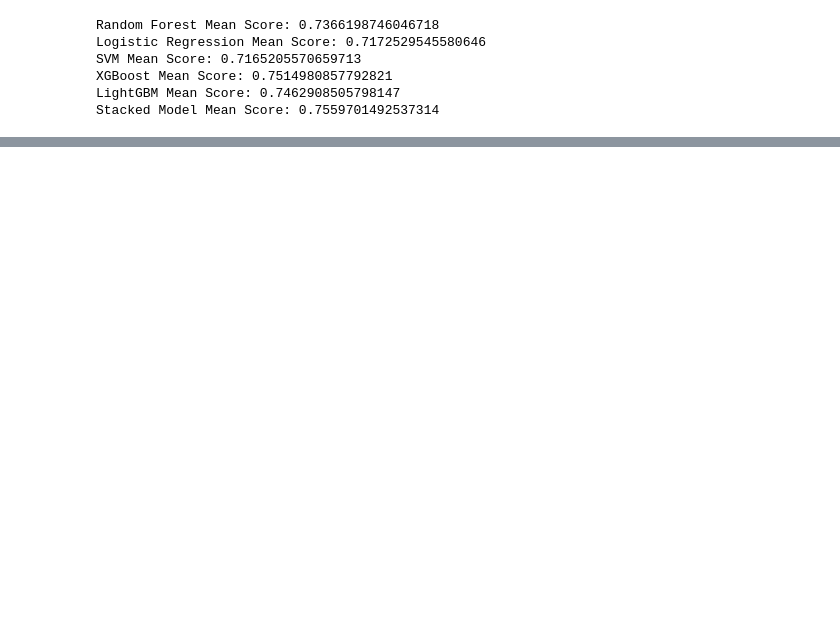
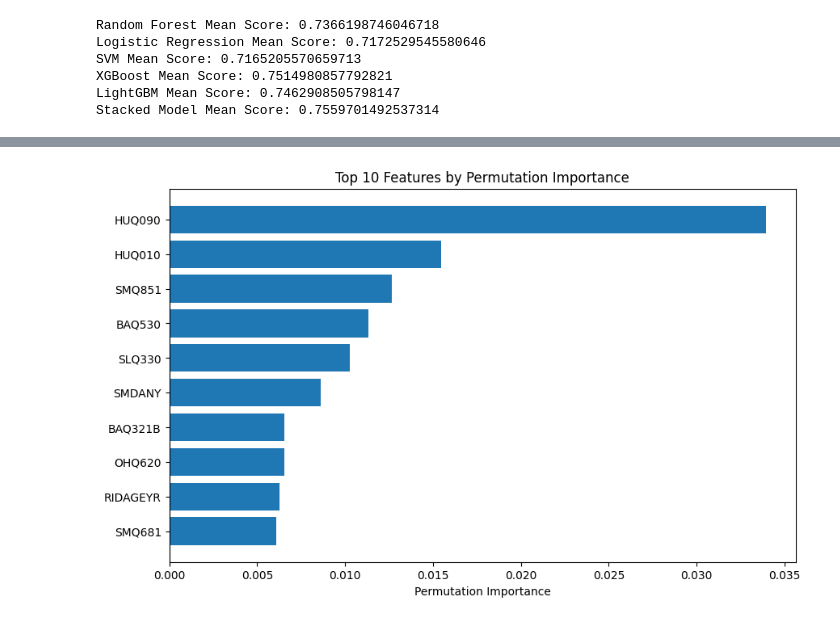
Before and after one commit to simon-rupp/ML_Final_Project, a Jupyter notebook: Project_Script.ipynb, the cells around one changed output, grey strips where cells are left out. Cells and saved outputs as stored; diff of their text form; code cells hidden in the pictures; blank space fills up the shorter version.

```diff
--- a/Project_Script.ipynb
+++ b/Project_Script.ipynb
@@ -348,0 +392,16 @@ Stacked Model Mean Score: 0.7559701492537314
+# %%
+perm_importance = permutation_importance(randomForest, X, y_binary, scoring='accuracy', random_state=42)
+
+importance_df = pd.DataFrame({
+    'Feature': X.columns,
+    'Importance': perm_importance.importances_mean
+}).sort_values(by='Importance', ascending=False).head(10)
+
+plt.figure(figsize=(10, 6))
+plt.barh(importance_df['Feature'], importance_df['Importance'])
+plt.gca().invert_yaxis()
+plt.xlabel('Permutation Importance')
+plt.title('Top 10 Features by Permutation Importance')
+plt.show()
+# %% [output]
+[figure, added]
```
Also changed, not shown: parts of 13 cells of this notebook.
